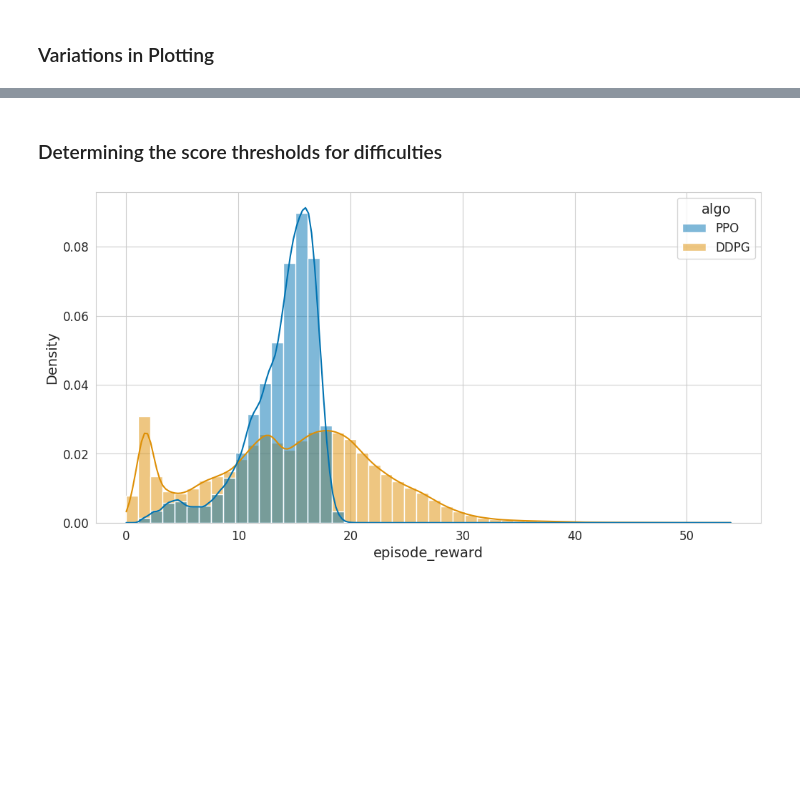
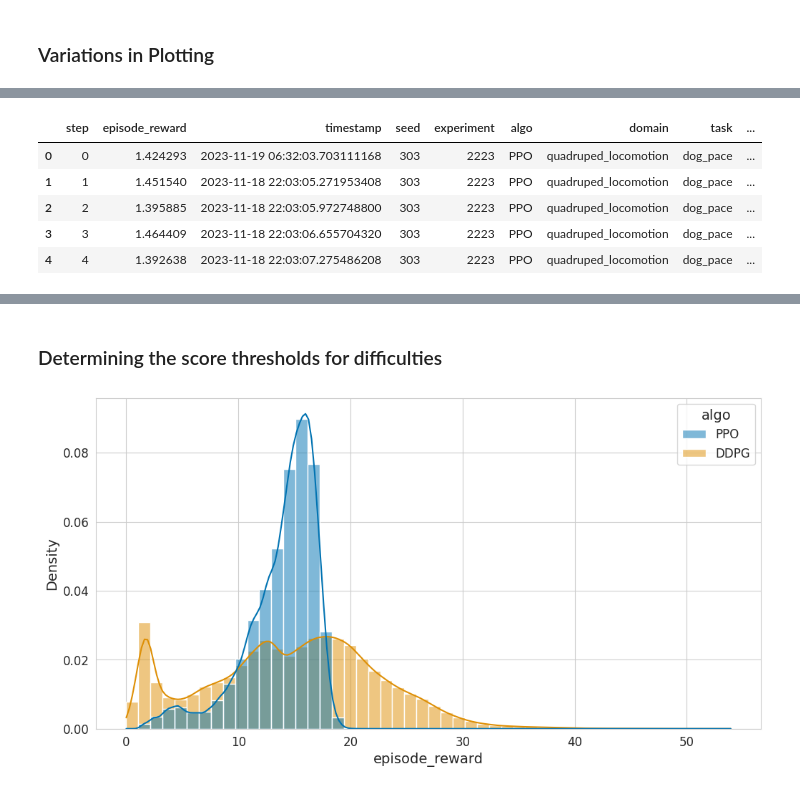
Before and after one commit to Farama-Foundation/A2Perf, a Jupyter notebook: viz/analysis/quadruped_locomotion/all_metrics.ipynb, the cells around one changed output, grey strips where cells are left out. Drawn from its saved outputs; the diff is of its cells as text; code cells hidden in the pictures; blank space fills up the shorter version.

```diff
--- a/viz/analysis/quadruped_locomotion/all_metrics.ipynb
+++ b/viz/analysis/quadruped_locomotion/all_metrics.ipynb
@@ -199,4 +193,38 @@ def load_tb_data(event_file):
   df = df.drop(columns=['iterations'])
   df['step'] = df['step'].astype(np.int32)
   return df
+# %%
+def process_log_dir(log_dir):
+  log_base_dir = os.path.dirname(log_dir)
+  exp_split = log_dir.split('/')
+
+  exp_name = exp_split[-4]
+  exp_name_split = exp_name.split('_')
+
+  seed = int(exp_name_split[-5])
+  experiment = exp_split[-5]
+  algo = exp_split[-6]
+  task = exp_split[-7]
+  domain = exp_split[-8]
+
+  if algo.upper() not in all_experiments['quadruped_locomotion'].keys():
+    return None  # Skipping the directory
+
+  if False and os.path.exists(os.path.join(log_base_dir, 'data.csv')):
+    data = pd.read_csv(os.path.join(log_base_dir, 'data.csv'))
+  else:
+    data = load_tb_data(
+        log_dir)  # Assuming load_tb_data is a function you have defined
+    if 'timestamp' in data.columns:
+      data['timestamp'] = pd.to_datetime(data['timestamp']).apply(
+          lambda x: x.replace(tzinfo=None) if x.tzinfo else x)
+
+    data['seed'] = seed
+    data['experiment'] = experiment
+    data['algo'] = algo.upper()
+    data['domain'] = domain
+    data['task'] = task
+    data.to_csv(os.path.join(log_base_dir, 'data.csv'))
+
+  return data
 # %%
@@ -350 +348,10 @@ all_df['timestamp_adjusted'] = all_df['timestamp_adjusted'].apply(
+# %%
+all_df.head()
+# %% [output]
+|  | step | episode_reward | timestamp | seed | experiment | algo | domain | task | ... |
+| 0 | 0 | 1.424293 | 2023-11-19 06:32:03.703111168 | 303 | 2223 | PPO | quadruped_locomotion | dog_pace | ... |
+| 1 | 1 | 1.451540 | 2023-11-18 22:03:05.271953408 | 303 | 2223 | PPO | quadruped_locomotion | dog_pace | ... |
+| 2 | 2 | 1.395885 | 2023-11-18 22:03:05.972748800 | 303 | 2223 | PPO | quadruped_locomotion | dog_pace | ... |
+| 3 | 3 | 1.464409 | 2023-11-18 22:03:06.655704320 | 303 | 2223 | PPO | quadruped_locomotion | dog_pace | ... |
+| 4 | 4 | 1.392638 | 2023-11-18 22:03:07.275486208 | 303 | 2223 | PPO | quadruped_locomotion | dog_pace | ... |
 # %%
```
Also changed, not shown: parts of 11 cells of this notebook.
